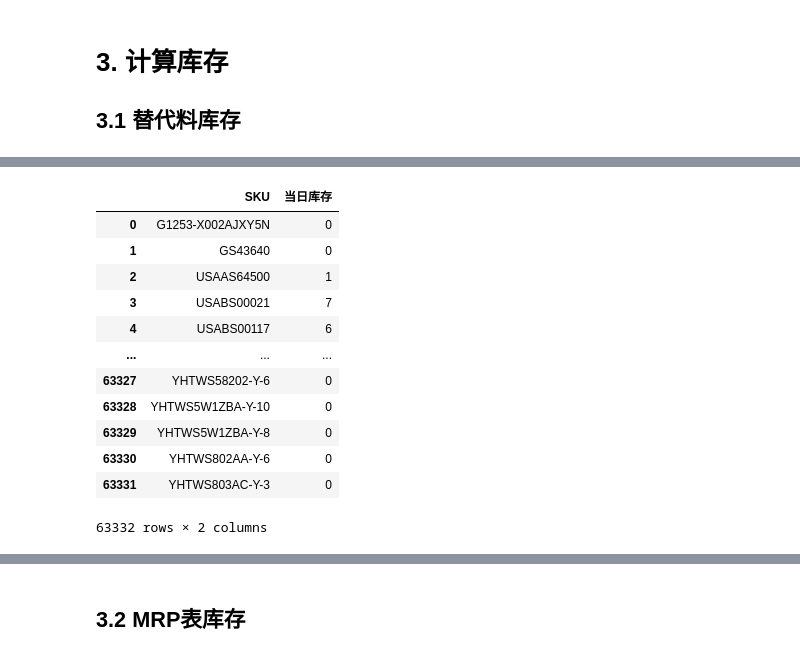
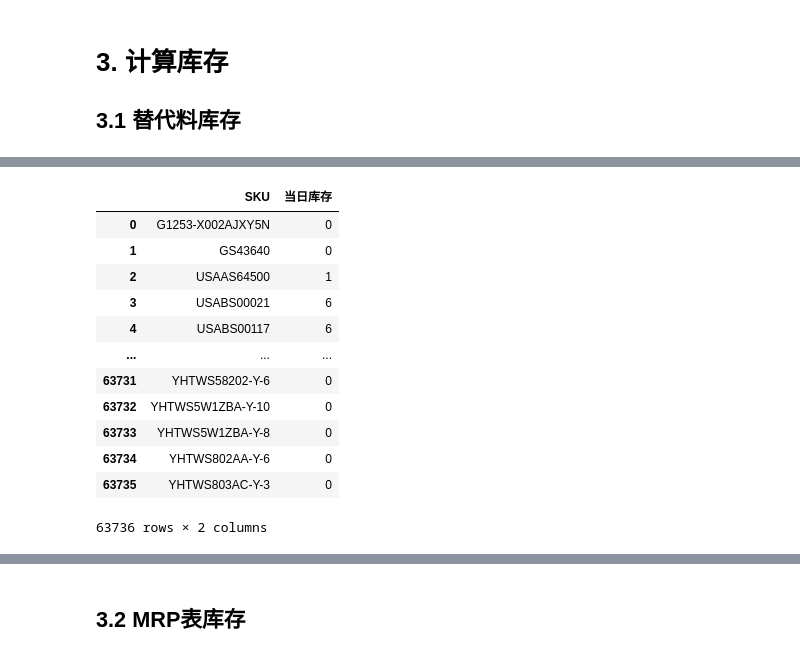
Before and after one commit to hzm1124/YangTeng, a Jupyter notebook: 2.断货汇报/1-库存表生成-Lennon.ipynb, the cells around one changed output, grey strips where cells are left out. Saved outputs shown, nothing was run; the diff lists cells and outputs as text; code cells hidden in the pictures.

```diff
--- a/2.断货汇报/1-库存表生成-Lennon.ipynb
+++ b/2.断货汇报/1-库存表生成-Lennon.ipynb
@@ -71,12 +71,13 @@ temp_df_alternate = pd.merge(left=temp_df_alternate, right=df_alternate[df_alter
 temp_df_alternate = pd.merge(left=temp_df_alternate, right=df_alternate[df_alternate['替换料6'] != ''], how='left', left_on='替换料4', right_on='替换料6', suffixes=('', '_46')).fillna('')
 temp_df_alternate = pd.merge(left=temp_df_alternate, right=df_alternate[df_alternate['替换料6'] != ''], how='left', left_on='替换料5', right_on='替换料6', suffixes=('', '_56')).fillna('')
 
+num_columns = len(temp_df_alternate.columns)
 for i in range(len(temp_df_alternate)):
     list_row = list(set(temp_df_alternate.loc[i]))
     if '' in list_row:
         list_row.remove('')
     list_row.sort(reverse=True)
-    temp_df_alternate.loc[i] = list_row + [''] * (len(temp_df_alternate.columns) - len(list_row))
+    temp_df_alternate.loc[i] = list_row + [''] * (num_columns - len(list_row))
 
 df_alternate = temp_df_alternate.drop_duplicates(ignore_index=True)
 df_alternate = df_alternate[['主料SKU',
@@ -151,24 +152,24 @@ for i in range(len(df_stock)):
 68
 # %%
 df_stock = df_stock.reset_index(drop=True)
-df_stock['SKU'] = [df_stock.loc[i, 'SKU'][:-2] if df_stock.loc[i, 'SKU'].endswith('-N') for i in range(len(df_stock))]
+df_stock['SKU'] = [df_stock.loc[i, 'SKU'][:-2] if df_stock.loc[i, 'SKU'].endswith('-N') else df_stock.loc[i, 'SKU'] for i in range(len(df_stock))]
 df_stock = df_stock.groupby([df_stock['SKU']], as_index=False).sum()
 
 df_stock
 # %% [output]
 |  | SKU | 当日库存 |
 | 0 | G1253-X002AJXY5N | 0 |
 | 1 | GS43640 | 0 |
 | 2 | USAAS64500 | 1 |
-| 3 | USABS00021 | 7 |
+| 3 | USABS00021 | 6 |
 | 4 | USABS00117 | 6 |
 | ... | ... | ... |
-| 63327 | YHTWS58202-Y-6 | 0 |
-| 63328 | YHTWS5W1ZBA-Y-10 | 0 |
-| 63329 | YHTWS5W1ZBA-Y-8 | 0 |
-| 63330 | YHTWS802AA-Y-6 | 0 |
-| 63331 | YHTWS803AC-Y-3 | 0 |
+| 63731 | YHTWS58202-Y-6 | 0 |
+| 63732 | YHTWS5W1ZBA-Y-10 | 0 |
+| 63733 | YHTWS5W1ZBA-Y-8 | 0 |
+| 63734 | YHTWS802AA-Y-6 | 0 |
+| 63735 | YHTWS803AC-Y-3 | 0 |
-63332 rows × 2 columns
+63736 rows × 2 columns
 # %%
 df_alternate['当日库存'] = ''
 df_alternate = pd.merge(left=df_alternate, right=df_stock, how='left', left_on='主料SKU', right_on='SKU', suffixes=('', '_0')).fillna(0)
```
Also changed, not shown: parts of 8 cells of this notebook, 2 other files.
